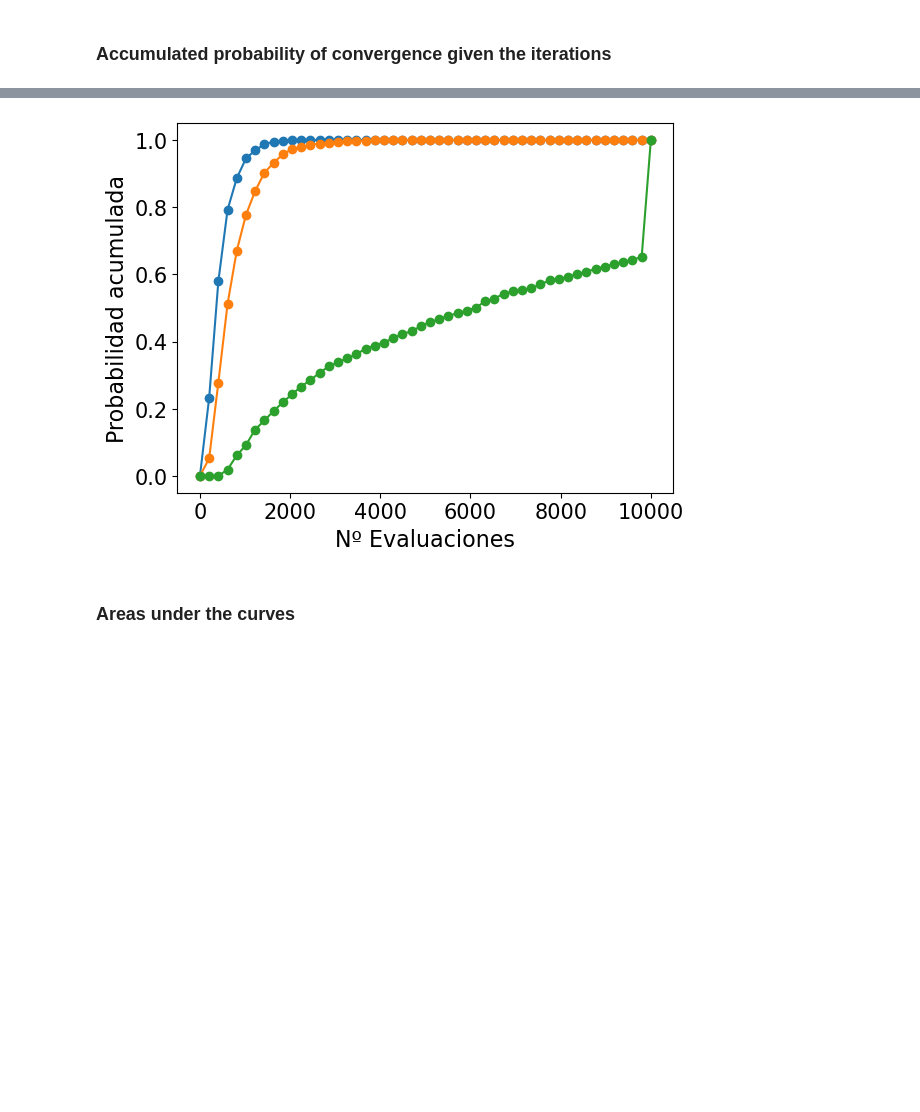
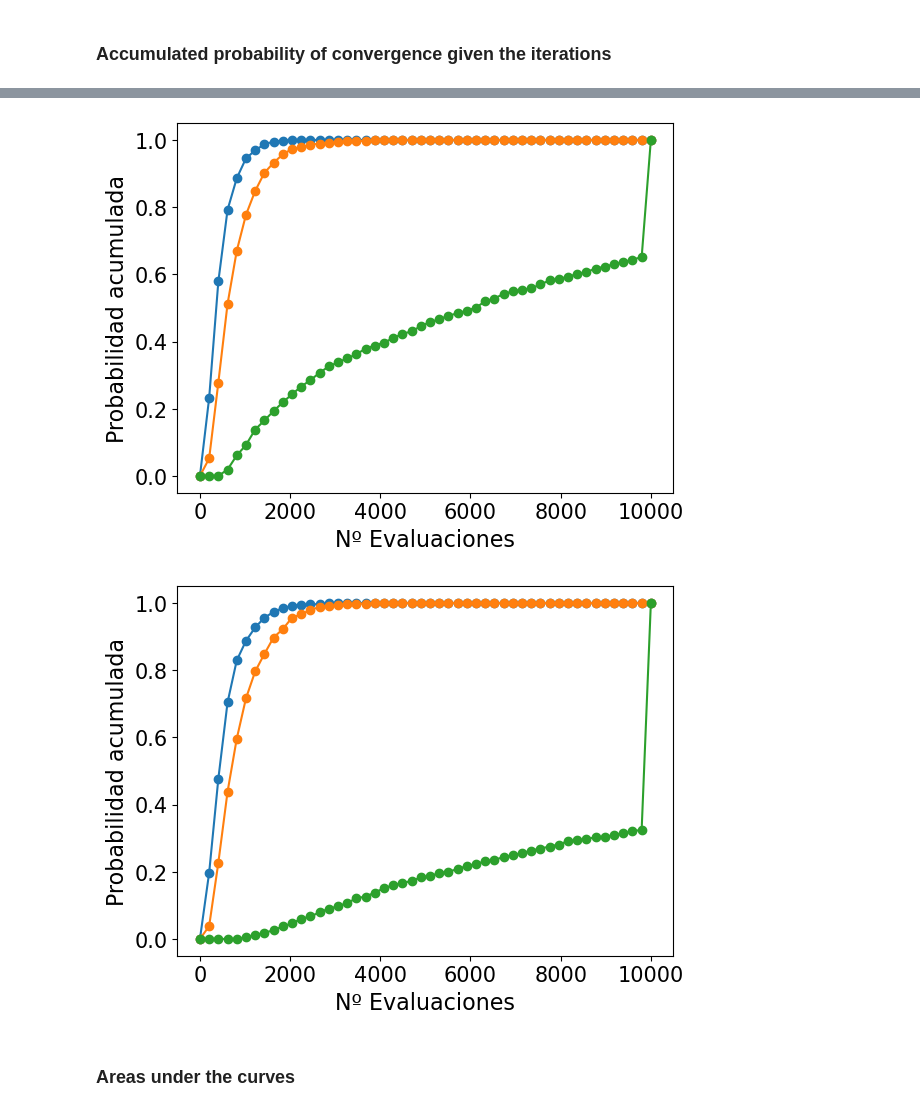
Before and after one commit to JLSM02/QML-Avoiding-BP, a Jupyter notebook: notebooks/VQE/BP_mitigation/Genetic_algorithm.ipynb, the cells around one changed output, grey strips where cells are left out. Saved outputs shown, nothing was run; the diff lists cells and outputs as text; code cells hidden in the pictures; blank space fills up the shorter version.

Commit message:
Calculated 5 qubit AG

```diff
--- a/notebooks/VQE/BP_mitigation/Genetic_algorithm.ipynb
+++ b/notebooks/VQE/BP_mitigation/Genetic_algorithm.ipynb
@@ -258,7 +258,7 @@ plot_distrib(COBYLA_loaded_data[:, 3], 30, "Valor mínimo", color="#2ca02c")
 # %% [markdown]
 ### Expectated evaluations until convergence
 # %%
-for n_qubits in range(2, 5):
+for n_qubits in range(2, 6):
 
     # Cargo los datos
     AG_loaded_data_5 = np.loadtxt(f"data/genetic/data_GA_{n_qubits}qubits_5.csv", delimiter=",")
@@ -287,7 +292,7 @@ COBYLA: 5909.845
 # %% [markdown]
 ### Mean minimum value
 # %%
-for n_qubits in range(2, 5):
+for n_qubits in range(2, 6):
 
     # Cargo los datos
     AG_loaded_data_5 = np.loadtxt(f"data/genetic/data_GA_{n_qubits}qubits_5.csv", delimiter=",")
@@ -321,34 +331,35 @@ def plot_probs(datas : list, x_values : list, labels : list):
     n_experiments = len(datas)
 
     amounts = [[] for i in range(n_experiments)]
 
     for exp in range(n_experiments):
 
         for x_limit in x_values:
 
             amounts[exp].append(np.count_nonzero(datas[exp] <= x_limit)/len(datas[exp]))
 
         plt.plot(x_values, amounts[exp], marker="o", label = labels[exp])
         plt.ylabel("Probabilidad acumulada", size=16)
         plt.xlabel("Nº Evaluaciones", size=16)
         plt.xticks(fontsize="15")
         plt.yticks(fontsize="15")
 
     #plt.legend(fontsize="15")
     plt.show()
 
 
-for n_qubits in range(2, 5):
+for n_qubits in range(2, 6):
 
     # Cargo los datos
     AG_loaded_data_5 = np.loadtxt(f"data/genetic/data_GA_{n_qubits}qubits_5.csv", delimiter=",")
     AG_loaded_data_10 = np.loadtxt(f"data/genetic/data_GA_{n_qubits}qubits_10.csv", delimiter=",")
     COBYLA_loaded_data = np.loadtxt(f"data/genetic/data_COBYLA_{n_qubits}qubits.csv", delimiter=",")
     plot_probs([AG_loaded_data_5[:, 1], AG_loaded_data_10[:, 1], COBYLA_loaded_data[:, 1]], np.linspace(0, int(np.max(COBYLA_loaded_data[:, 1])), 50), ["AG pop=5", "AG pop=10", "COBYLA"])
 # %% [output]
 [figure]
 [figure]
 [figure]
+[figure, added]
 # %% [markdown]
 ### Areas under the curves
 # %%
```
Also changed, not shown: parts of 2 cells of this notebook, 1 other file.
